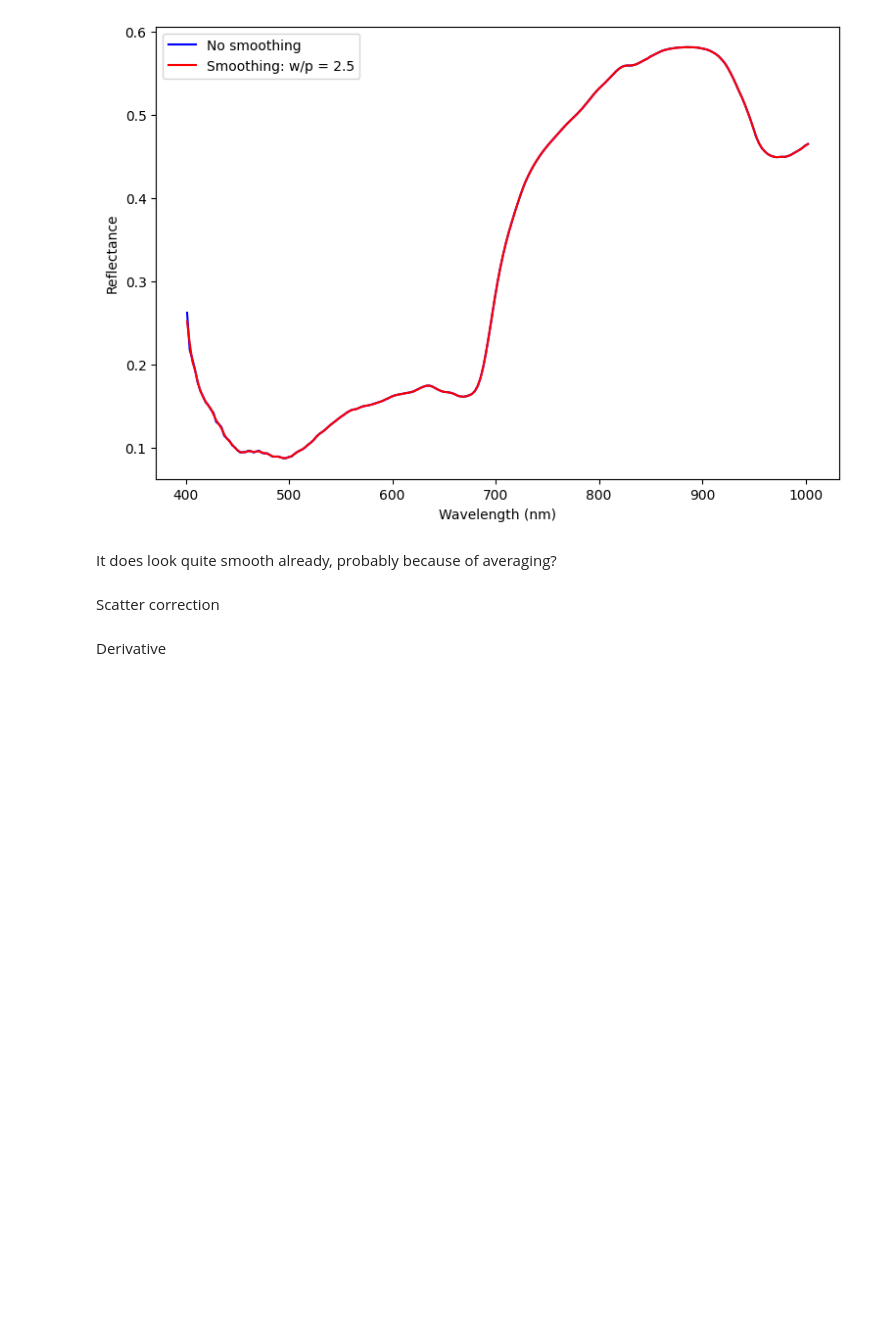
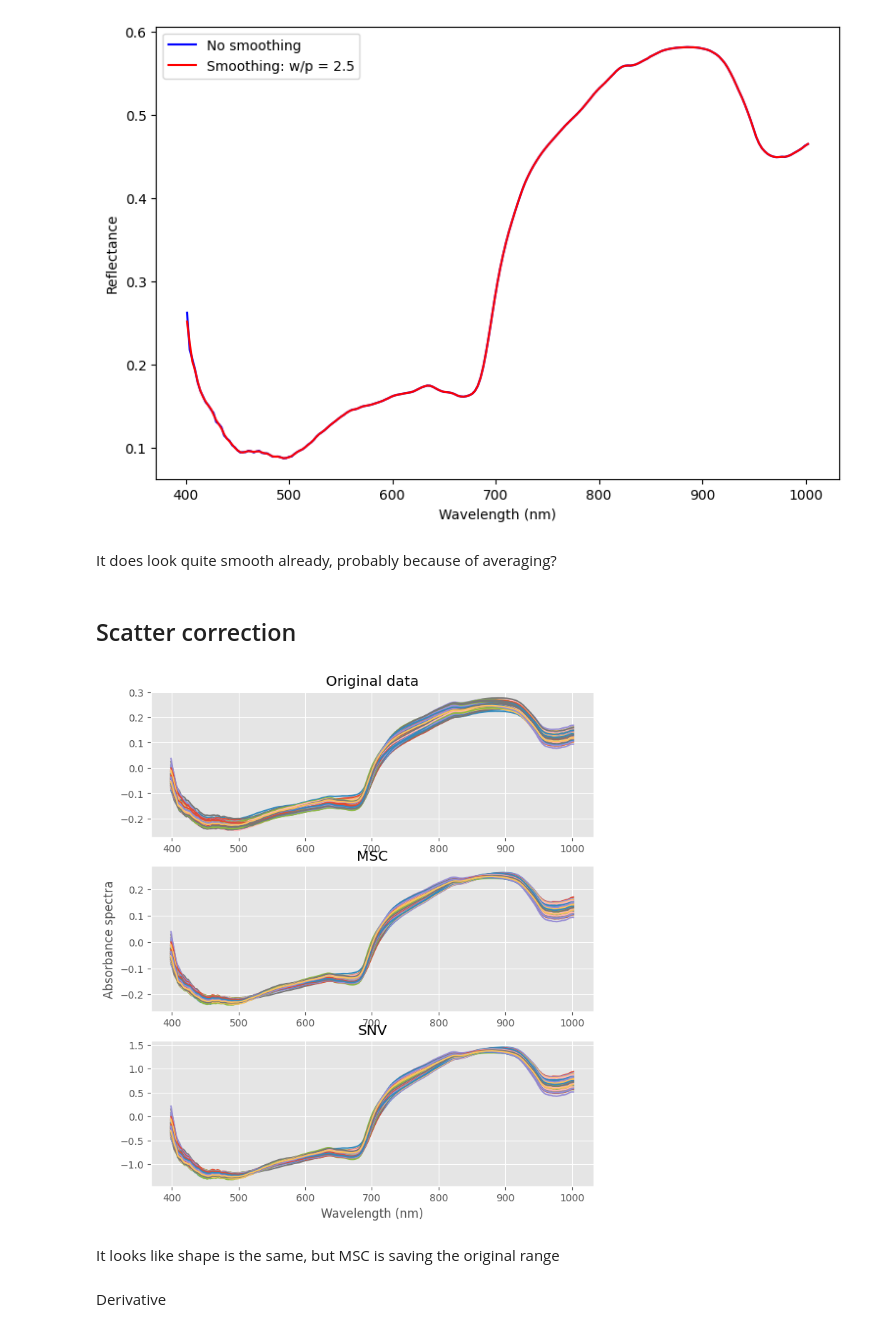
Before and after one commit to LizaGenke/Chemometric-approaches-to-hyperspectral-processing, a Jupyter notebook: spectral_analysis.ipynb, the cells around one changed output. Cells and saved outputs as stored; diff of their text form; code cells hidden in the pictures; blank space fills up the shorter version.

Commit message:
a bit of scatter correction

```diff
--- a/spectral_analysis.ipynb
+++ b/spectral_analysis.ipynb
@@ -157,4 +157,15 @@ plt.show()
 # %% [markdown]
 It does look quite smooth already, probably because of averaging?
 # %% [markdown]
-Scatter correction
+## Scatter correction
+# %%
+def snv(input_data):
+
+    # Define a new array and populate it with the corrected data
+    output_data = np.zeros_like(input_data)
+    for i in range(input_data.shape[0]):
+
+        # Apply correction
+        output_data[i,:] = (input_data[i,:] - np.mean(input_data[i,:])) / np.std(input_data[i,:])
+
+    return output_data
@@ -161,3 +196,34 @@ Scatter correction
+# %%
+import numpy as np
+import pandas as pd
+import matplotlib.pyplot as plt
+
+X = kiwi_spectra
+
+Xmsc = msc(X)[0] # Take the first element of the output tuple
+Xsnv = snv(X)
+
+## Plot spectra
+plt.figure(figsize=(8,9))
+with plt.style.context(('ggplot')):
+    ax1 = plt.subplot(311)
+    plt.plot(wl, X.T)
+    plt.title('Original data')
+
+    ax2 = plt.subplot(312)
+    plt.plot(wl, Xmsc.T)
+    plt.ylabel('Absorbance spectra')
+    plt.title('MSC')
+
+    ax2 = plt.subplot(313)
+    plt.plot(wl, Xsnv.T)
+    plt.xlabel('Wavelength (nm)')
+    plt.title('SNV')
+    plt.show()
+# %% [output]
+[figure, added]
+# %% [markdown]
+It looks like shape is the same, but MSC is saving the original range
 # %% [markdown]
 Derivative
 # %% [markdown]
```
Also changed, not shown: parts of 2 cells of this notebook.
